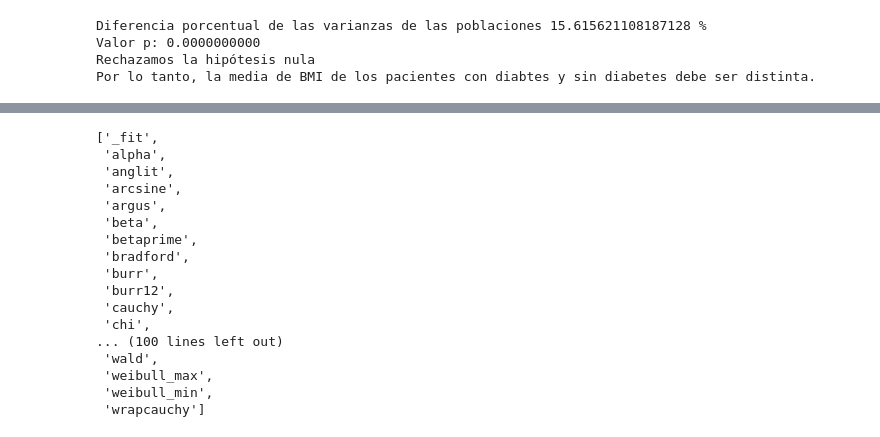
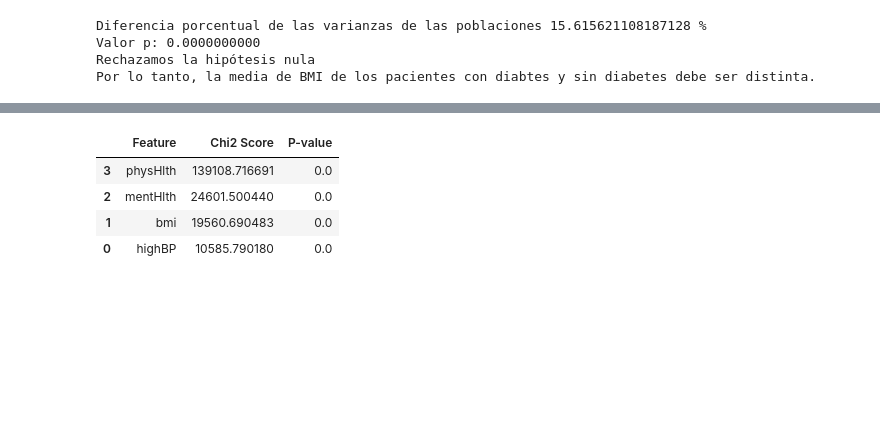
Before and after one commit to juanlt9905/machineLearning2025, a Jupyter notebook: exploracion_de_datos.ipynb, the cells around one changed output, grey strips where cells are left out. Saved outputs shown, nothing was run; the diff lists cells and outputs as text; code cells hidden in the pictures; blank space fills up the shorter version.

```diff
--- a/exploracion_de_datos.ipynb
+++ b/exploracion_de_datos.ipynb
@@ -467,41 +432,33 @@ get_distributions()
-# %%
-from fitter import get_distributions
-get_distributions()
-# %% [output]
-['_fit',
- 'alpha',
- 'anglit',
- 'arcsine',
- 'argus',
- 'beta',
- 'betaprime',
- 'bradford',
- 'burr',
- 'burr12',
- 'cauchy',
- 'chi',
-... (100 lines left out)
- 'wald',
- 'weibull_max',
- 'weibull_min',
- 'wrapcauchy']
 # %%
-#from sklearn.feature_selection import SelectKBest, chi2
+#Mejores caracteristicas usando un test de chi2
 
-#X = datos_diabetes.drop("diabetes", axis=1)
-#y = datos_diabetes["diabetes"]
+from sklearn.feature_selection import SelectKBest, chi2
 
-#chi2_selector = SelectKBest(chi2, k="all")
-#X_kbest = chi2_selector.fit_transform(X, y)
+X = datos_diabetes.drop(["diabetes_01", "diabetes_012"], axis=1)
+y = datos_diabetes["diabetes_01"]
+
+chi2_selector = SelectKBest(chi2, k=4)
+chi2_selector.fit_transform(X, y)
 
 
-#chi2_scores = chi2_selector.scores_
+chi2_scores = chi2_selector.scores_
+chi2_pvalues = chi2_selector.pvalues_
+columns = X.columns
 
-#chi2_results = pd.DataFrame({
-#    "Feature": X.columns,
-#    "Chi2 Score": chi2_scores
-#})
+selected_features = columns[chi2_selector.get_support()]
+chi2_results = pd.DataFrame({
+    "Feature": selected_features,
+    "Chi2 Score": chi2_scores[chi2_selector.get_support()],
+    "P-value": chi2_pvalues[chi2_selector.get_support()]
+})
 
-#chi2_results = chi2_results.sort_values(by="Chi2 Score", ascending=False)
+chi2_results = chi2_results.sort_values(by="Chi2 Score", ascending=False)
+# Mostrar solo las características seleccionadas
 
-#chi2_results
+chi2_results
+# %% [output]
+|  | Feature | Chi2 Score | P-value |
+| 3 | physHlth | 139108.716691 | 0.0 |
+| 2 | mentHlth | 24601.500440 | 0.0 |
+| 1 | bmi | 19560.690483 | 0.0 |
+| 0 | highBP | 10585.790180 | 0.0 |
```
Also changed, not shown: parts of 4 cells of this notebook.
